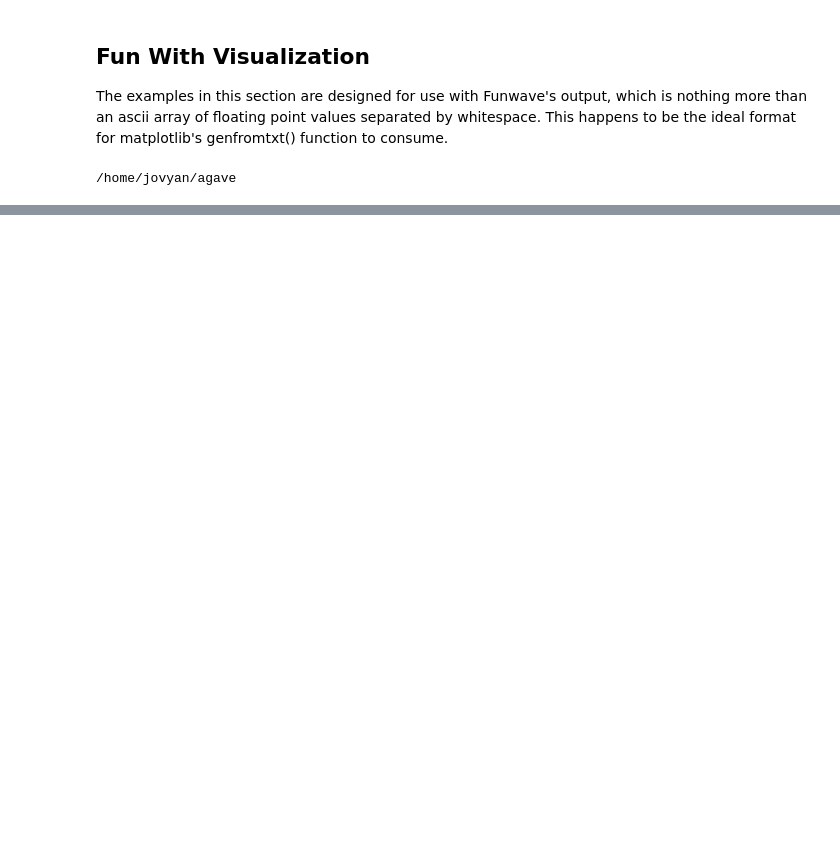
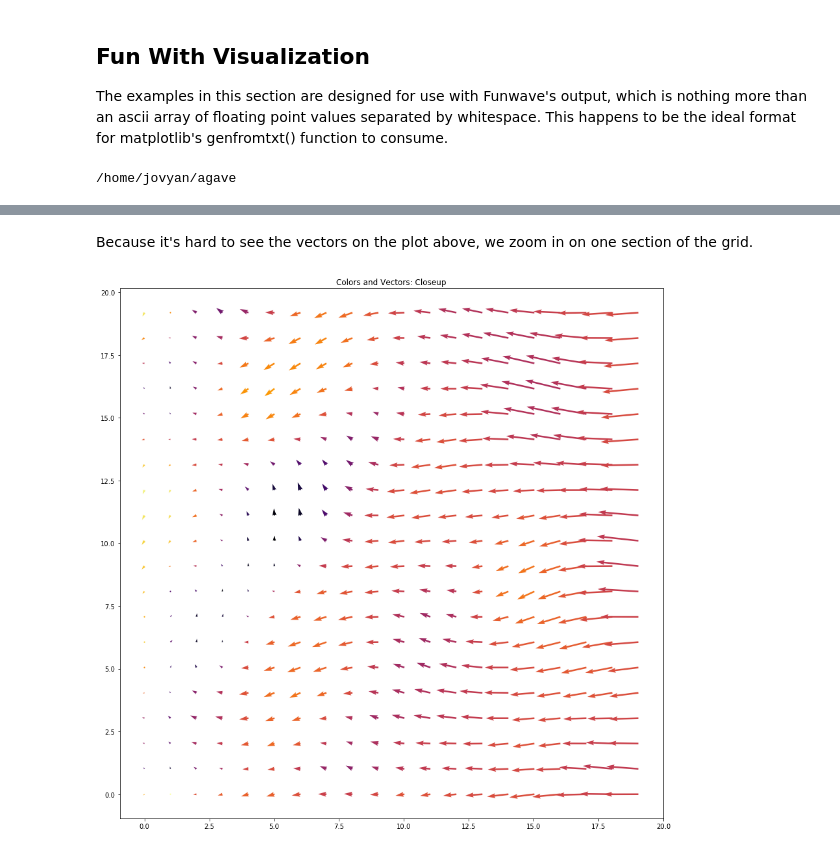
Before and after one commit to agaveplatform/sydney-2017-training, a Jupyter notebook: Visualization.ipynb, the cells around one changed output, grey strips where cells are left out. Drawn from its saved outputs; the diff is of its cells as text; code cells hidden in the pictures; blank space fills up the shorter version.

```diff
--- a/Visualization.ipynb
+++ b/Visualization.ipynb
@@ -92,0 +116,20 @@ There's a download button on the bottom right of the animations that will give y
+# %% [markdown]
+Because it's hard to see the vectors on the plot above, we zoom in on one section of the grid.
+# %%
+# Adjust these numbers to zoom in on a different section of the grid.
+# If it doesn't work, reloading fixes.
+lox = 0
+hix = 20
+loy = 0
+hiy = 20
+
+plt.figure(figsize=(15,15))
+plt.title('Colors and Vectors: Closeup')
+Q = plt.quiver(x2[lox:hix,loy:hiy],
+               y2[lox:hix,loy:hiy],
+               U[lox:hix,loy:hiy],
+               V[lox:hix,loy:hiy],
+               C[lox:hix,loy:hiy], cmap=cm.inferno, units='width')
+plt.show()
+# %% [output]
+[figure, added]
```
Also changed, not shown: parts of 5 cells of this notebook.
